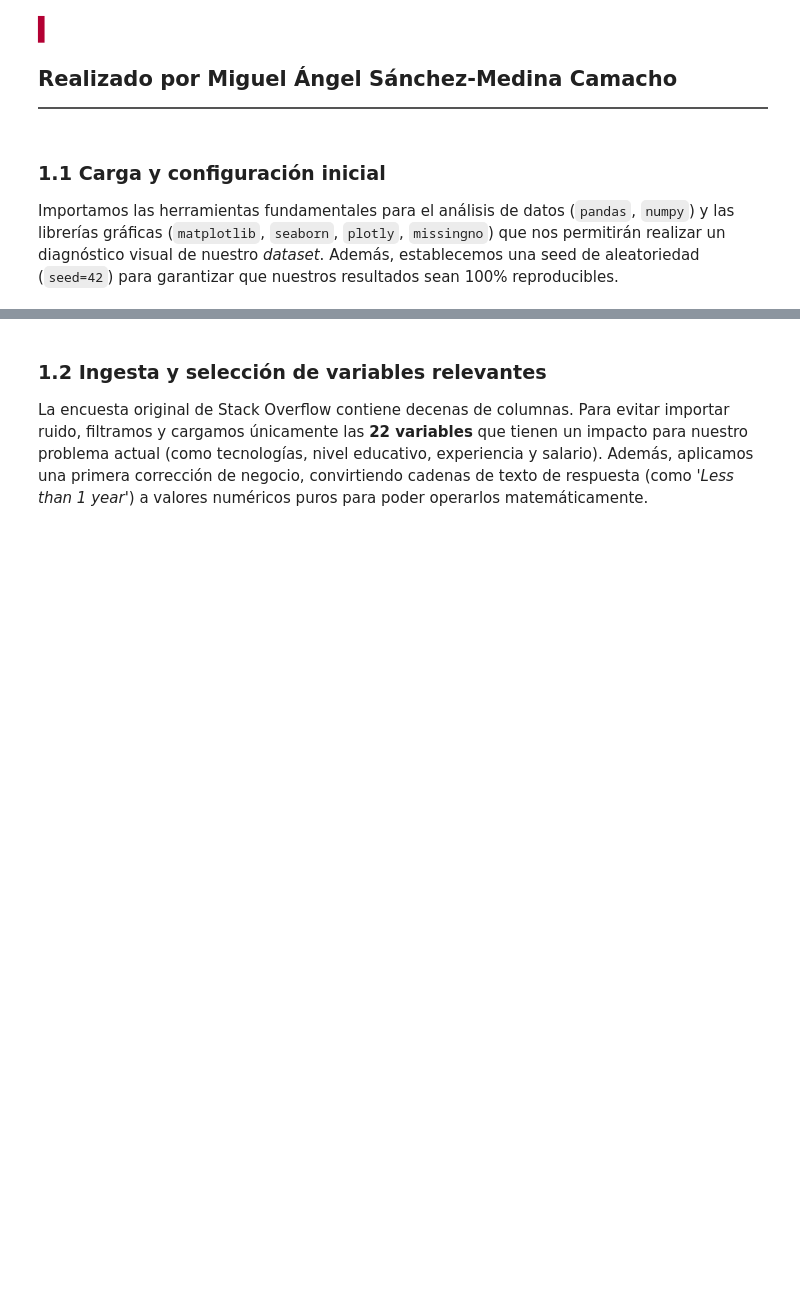
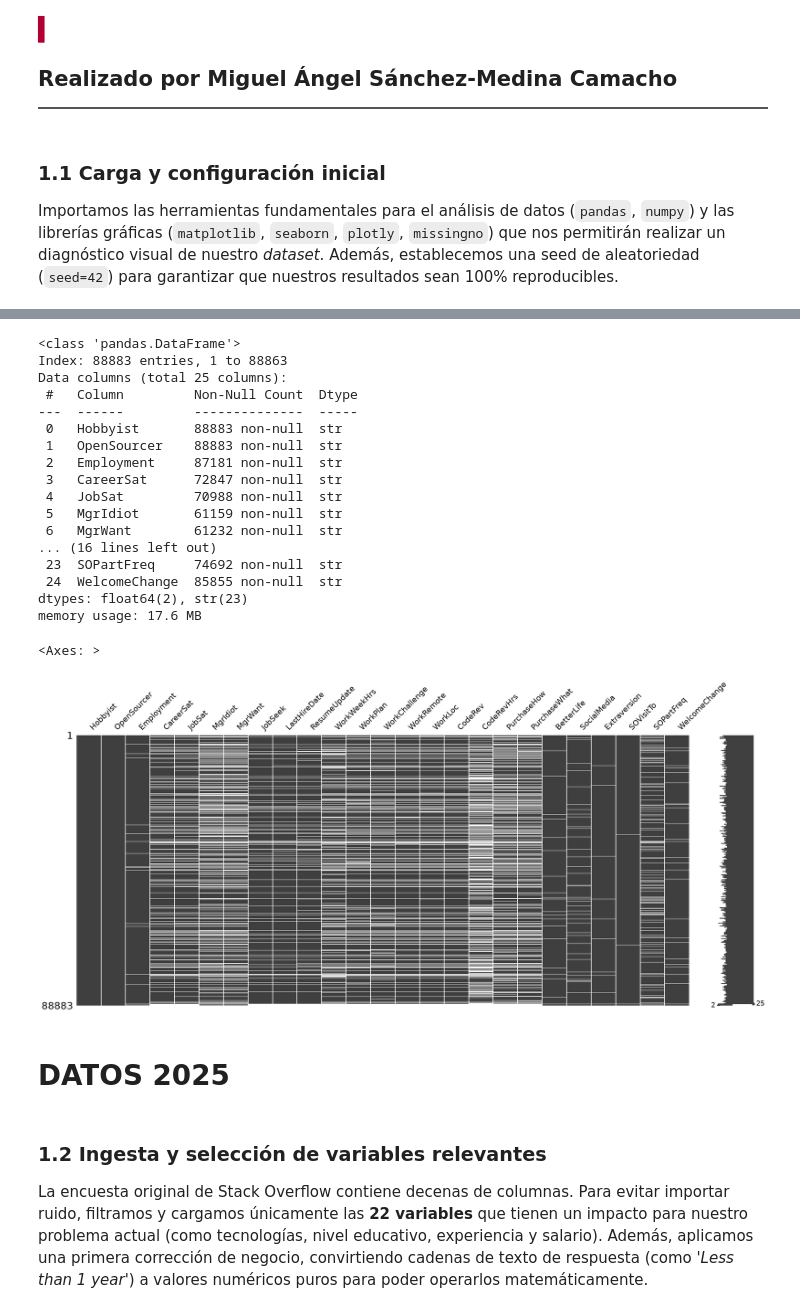
Before and after one commit to Miguel-Angel-SM-Camacho/tfm-miguel-angel, a Jupyter notebook: notebooks/01_EDA_Limpieza.ipynb, the cells around one changed output, grey strips where cells are left out. Cells and saved outputs as stored; diff of their text form; code cells hidden in the pictures; blank space fills up the shorter version.

```diff
--- a/notebooks/01_EDA_Limpieza.ipynb
+++ b/notebooks/01_EDA_Limpieza.ipynb
@@ -80,0 +83,15 @@ set_config(transform_output="pandas")
+# %%
+#Datos 2019
+cols_interes = [
+    "Respondent","CodeRev","CodeRevHrs","WelcomeChange",
+    "WorkChallenge","SOVisitTo","SOPartFreq","MgrIdiot",
+    "MgrWant","PurchaseHow","PurchaseWhat","Hobbyist",
+    "OpenSourcer","BetterLife","Extraversion","SocialMedia",
+    "JobSeek","LastHireDate","ResumeUpdate","Employment",
+    "JobSat","CareerSat","WorkWeekHrs","WorkPlan",
+    "WorkRemote","WorkLoc",
+]
+
+df_softskills = pd.read_csv(config.RAW_DATA_PATH_2019, usecols=cols_interes, index_col="Respondent")
+
+display(df_softskills.head(5))
@@ -81,3 +118,28 @@ set_config(transform_output="pandas")
+# %%
+df_softskills.info()
+msno.matrix(df_softskills)
+# %% [output]
+<class 'pandas.DataFrame'>
+Index: 88883 entries, 1 to 88863
+Data columns (total 25 columns):
+ #   Column         Non-Null Count  Dtype
+---  ------         --------------  -----
+ 0   Hobbyist       88883 non-null  str
+ 1   OpenSourcer    88883 non-null  str
+ 2   Employment     87181 non-null  str
+ 3   CareerSat      72847 non-null  str
+ 4   JobSat         70988 non-null  str
+ 5   MgrIdiot       61159 non-null  str
+ 6   MgrWant        61232 non-null  str
+... (16 lines left out)
+ 23  SOPartFreq     74692 non-null  str
+ 24  WelcomeChange  85855 non-null  str
+dtypes: float64(2), str(23)
+memory usage: 17.6 MB
+<Axes: >
+[figure, added]
+# %% [markdown]
+# DATOS 2025
 # %% [markdown]
 ### 1.2 Ingesta y selección de variables relevantes
 
```
Also changed, not shown: parts of 11 cells of this notebook, 3 other files.
